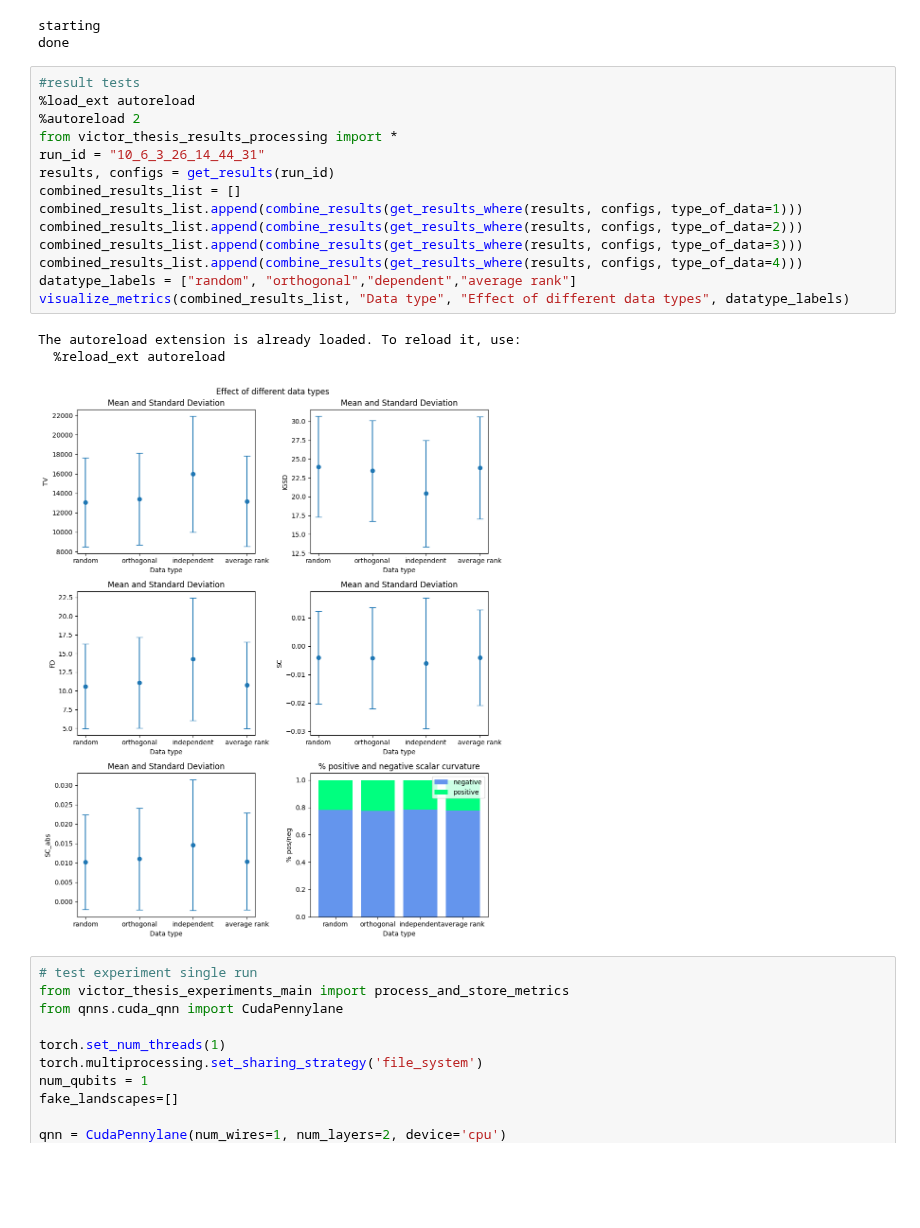
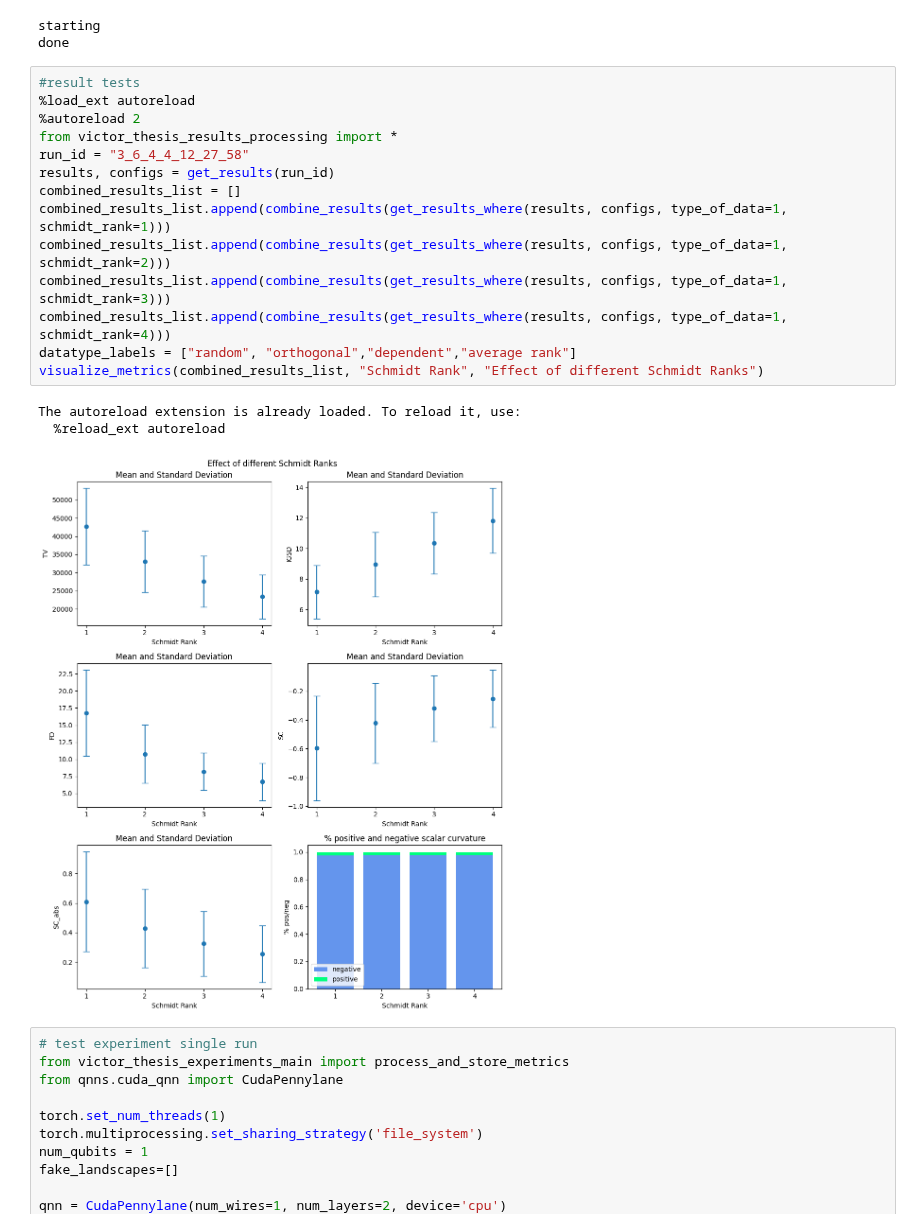
Before and after one commit to vic-it/master-thesis, a Jupyter notebook: Code/entangled_qnn_training-main/victor_thesis_experiments_nb.ipynb, the cells around one changed output. Cells and saved outputs as stored; diff of their text form; blank space fills up the shorter version.

```diff
--- a/Code/entangled_qnn_training-main/victor_thesis_experiments_nb.ipynb
+++ b/Code/entangled_qnn_training-main/victor_thesis_experiments_nb.ipynb
@@ -17,21 +17,21 @@ done
 # %%
 #result tests
 %load_ext autoreload
 %autoreload 2
 from victor_thesis_results_processing import *
-run_id = "10_6_3_26_14_44_31"
+run_id = "3_6_4_4_12_27_58"
 results, configs = get_results(run_id)
 combined_results_list = []
-combined_results_list.append(combine_results(get_results_where(results, configs, type_of_data=1)))
-combined_results_list.append(combine_results(get_results_where(results, configs, type_of_data=2)))
-combined_results_list.append(combine_results(get_results_where(results, configs, type_of_data=3)))
-combined_results_list.append(combine_results(get_results_where(results, configs, type_of_data=4)))
+combined_results_list.append(combine_results(get_results_where(results, configs, type_of_data=1, schmidt_rank=1)))
+combined_results_list.append(combine_results(get_results_where(results, configs, type_of_data=1, schmidt_rank=2)))
+combined_results_list.append(combine_results(get_results_where(results, configs, type_of_data=1, schmidt_rank=3)))
+combined_results_list.append(combine_results(get_results_where(results, configs, type_of_data=1, schmidt_rank=4)))
 datatype_labels = ["random", "orthogonal","dependent","average rank"]
-visualize_metrics(combined_results_list, "Data type", "Effect of different data types", datatype_labels)
+visualize_metrics(combined_results_list, "Schmidt Rank", "Effect of different Schmidt Ranks")
 # %% [output]
 The autoreload extension is already loaded. To reload it, use:
   %reload_ext autoreload
-[figure, old version]
+[figure, new version]
 # %%
 # test experiment single run
 from victor_thesis_experiments_main import process_and_store_metrics
```
Also changed, not shown: 1 other file.
